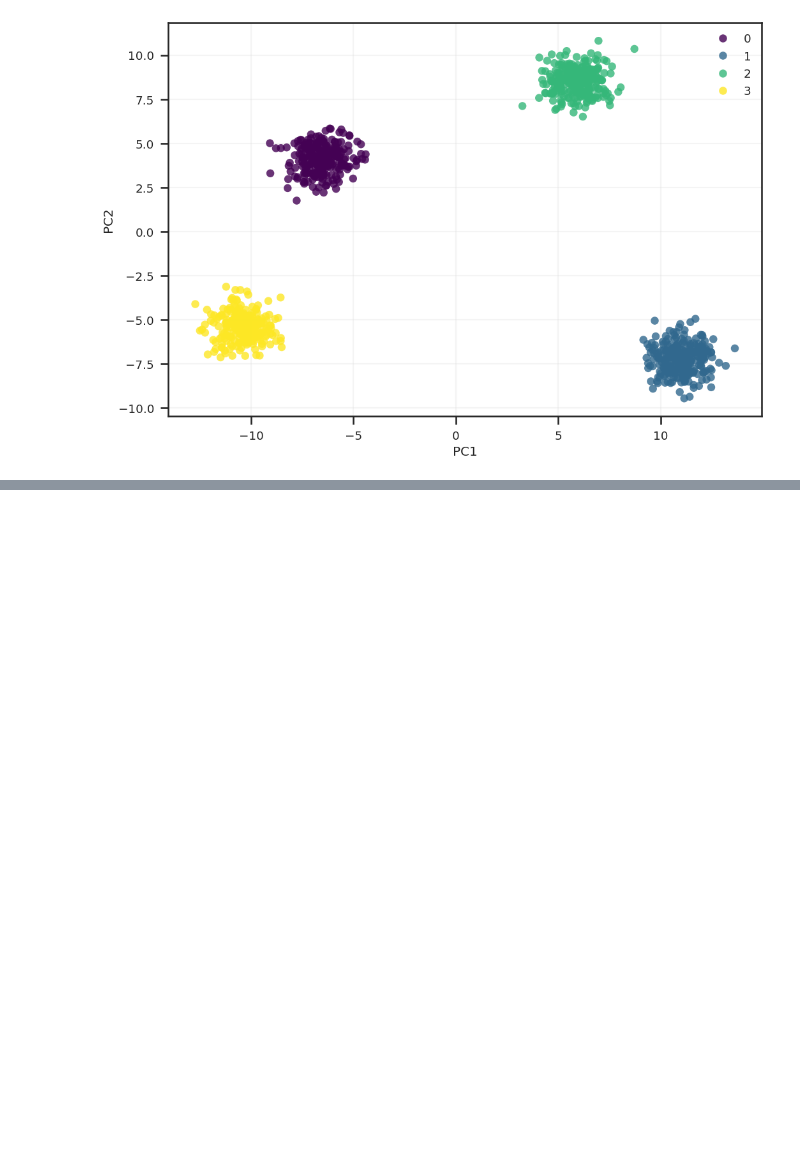
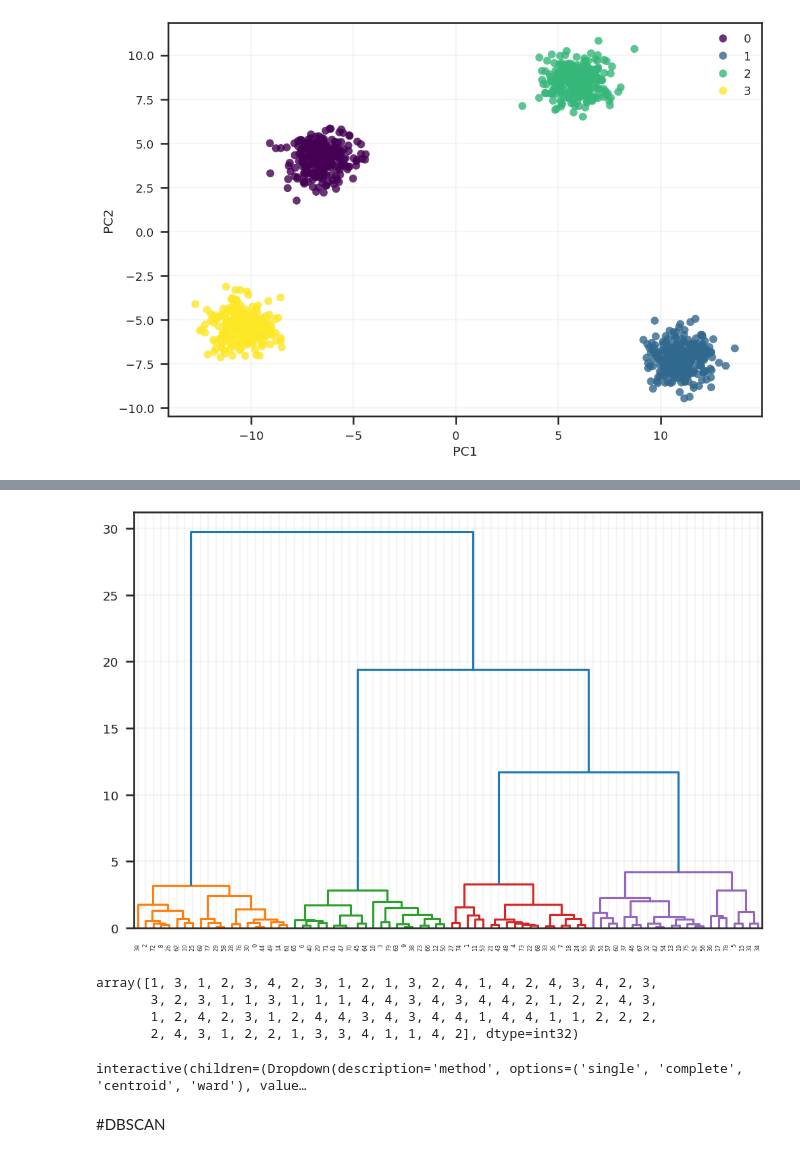
Before and after one commit to DataEtnos/Estudos-2, a Jupyter notebook: K_Means_avaliação_de_métricas.ipynb, the cells around one changed output, grey strips where cells are left out. Drawn from its saved outputs; the diff is of its cells as text; code cells hidden in the pictures; blank space fills up the shorter version.

```diff
--- a/K_Means_avaliação_de_métricas.ipynb
+++ b/K_Means_avaliação_de_métricas.ipynb
@@ -338,0 +439,23 @@ px.scatter_3d(df_pca, x='PC1', y='PC2', z='PC3', color=labels, template='plotly_
+# %%
+Z = linkage(df, method='ward')
+dendrogram_dict = dendrogram(Z, color_threshold=10)
+plt.show()
+# %% [output]
+[figure, added]
+# %%
+fcluster(Z, 4, criterion='maxclust')
+# %% [output]
+array([1, 3, 1, 2, 3, 4, 2, 3, 1, 2, 1, 3, 2, 4, 1, 4, 2, 4, 3, 4, 2, 3,
+       3, 2, 3, 1, 1, 3, 1, 1, 1, 4, 4, 3, 4, 3, 4, 4, 2, 1, 2, 2, 4, 3,
+       1, 2, 4, 2, 3, 1, 2, 4, 4, 3, 4, 3, 4, 4, 1, 4, 4, 1, 1, 2, 2, 2,
+       2, 4, 3, 1, 2, 2, 1, 3, 3, 4, 1, 1, 4, 2], dtype=int32)
+# %%
+@interact(method=['single','complete','centroid', 'ward'])
+def plot_dendrogram(method):
+  Z = linkage(df, method=method)
+  dendrogram_dict = dendrogram(Z)
+  plt.show()
+# %% [output]
+interactive(children=(Dropdown(description='method', options=('single', 'complete', 'centroid', 'ward'), value…
+# %% [markdown]
+#DBSCAN
```
Also changed, not shown: parts of 47 cells of this notebook.
